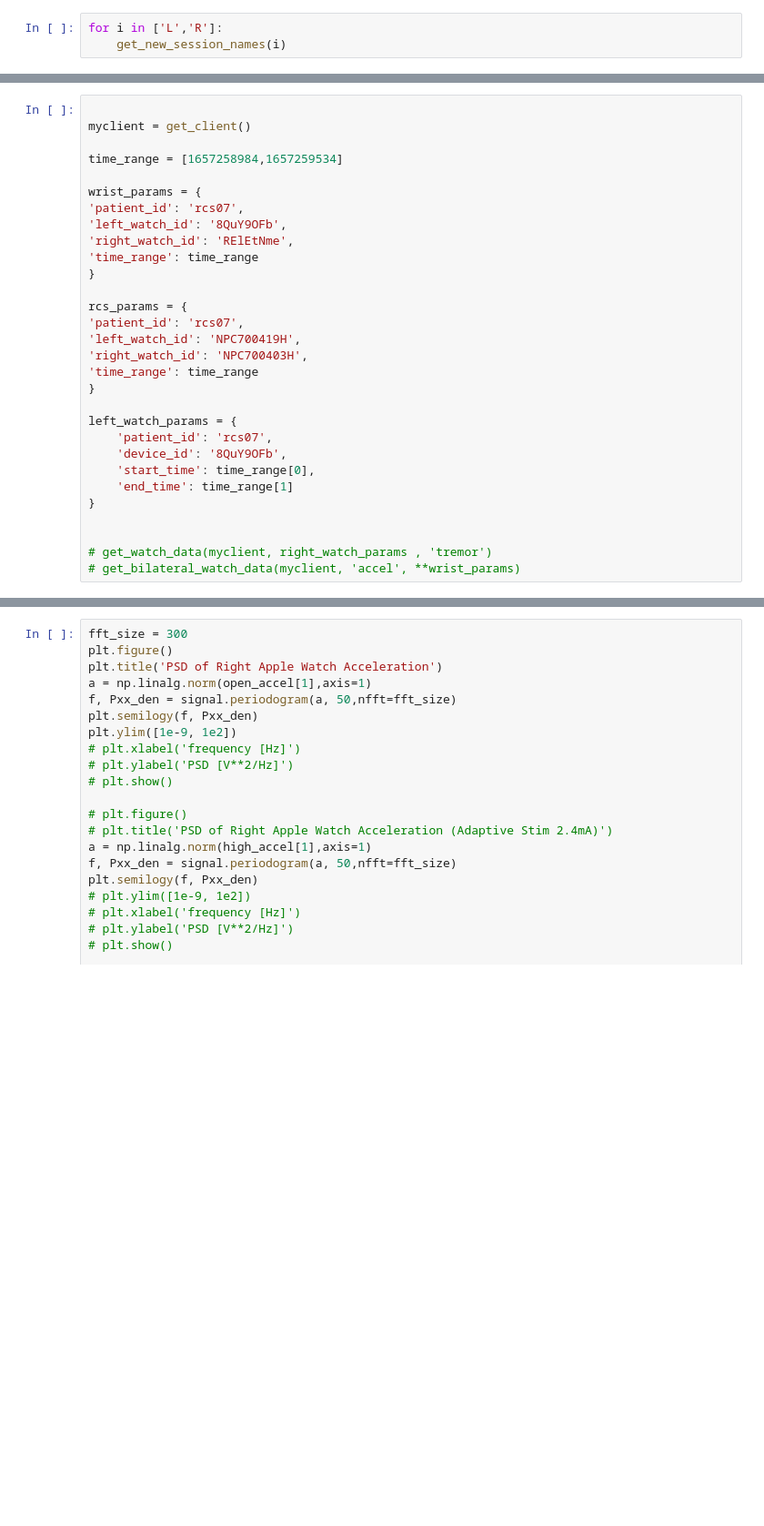
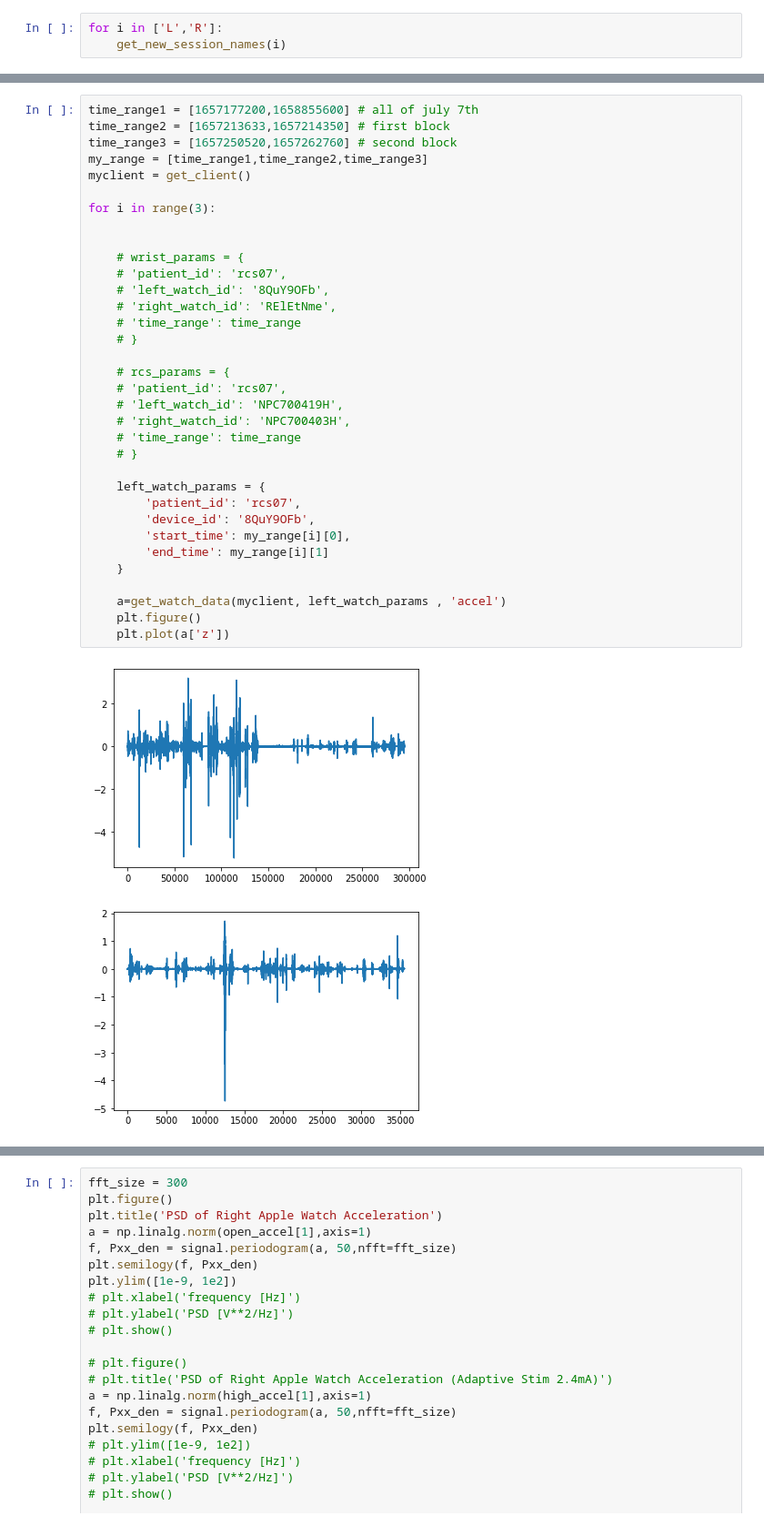
Before and after one commit to BCM-Neurosurgery/data-net-source, a Jupyter notebook: source_data/download data.ipynb, the cells around one changed output, grey strips where cells are left out. Shown at 91% size. Saved outputs shown, nothing was run; the diff lists cells and outputs as text; blank space fills up the shorter version.

```diff
--- a/source_data/download data.ipynb
+++ b/source_data/download data.ipynb
@@ -115,30 +125,37 @@ for i in ['L','R']:
 # %%
-
+time_range1 = [1657177200,1658855600] # all of july 7th
+time_range2 = [1657213633,1657214350] # first block
+time_range3 = [1657250520,1657262760] # second block
+my_range = [time_range1,time_range2,time_range3]
 myclient = get_client()
 
-time_range = [1657258984,1657259534]
-
-wrist_params = {
-'patient_id': 'rcs07',
-'left_watch_id': '8QuY9OFb',
-'right_watch_id': 'RElEtNme',
-'time_range': time_range
-}
-
-rcs_params = {
-'patient_id': 'rcs07',
-'left_watch_id': 'NPC700419H',
-'right_watch_id': 'NPC700403H',
-'time_range': time_range
-}
-
-left_watch_params = {
-    'patient_id': 'rcs07',
-    'device_id': '8QuY9OFb',
-    'start_time': time_range[0],
-    'end_time': time_range[1]
-}
+for i in range(3):
 
 
-# get_watch_data(myclient, right_watch_params , 'tremor')
-# get_bilateral_watch_data(myclient, 'accel', **wrist_params)
+    # wrist_params = {
+    # 'patient_id': 'rcs07',
+    # 'left_watch_id': '8QuY9OFb',
+    # 'right_watch_id': 'RElEtNme',
+    # 'time_range': time_range
+    # }
+
+    # rcs_params = {
+    # 'patient_id': 'rcs07',
+    # 'left_watch_id': 'NPC700419H',
+    # 'right_watch_id': 'NPC700403H',
+    # 'time_range': time_range
+    # }
+
+    left_watch_params = {
+        'patient_id': 'rcs07',
+        'device_id': '8QuY9OFb',
+        'start_time': my_range[i][0],
+        'end_time': my_range[i][1]
+    }
+
+    a=get_watch_data(myclient, left_watch_params , 'accel')
+    plt.figure()
+    plt.plot(a['z'])
+# %% [output]
+[figure, added]
+[figure, added]
```
Also changed, not shown: parts of 3 cells of this notebook, 1 other file.
